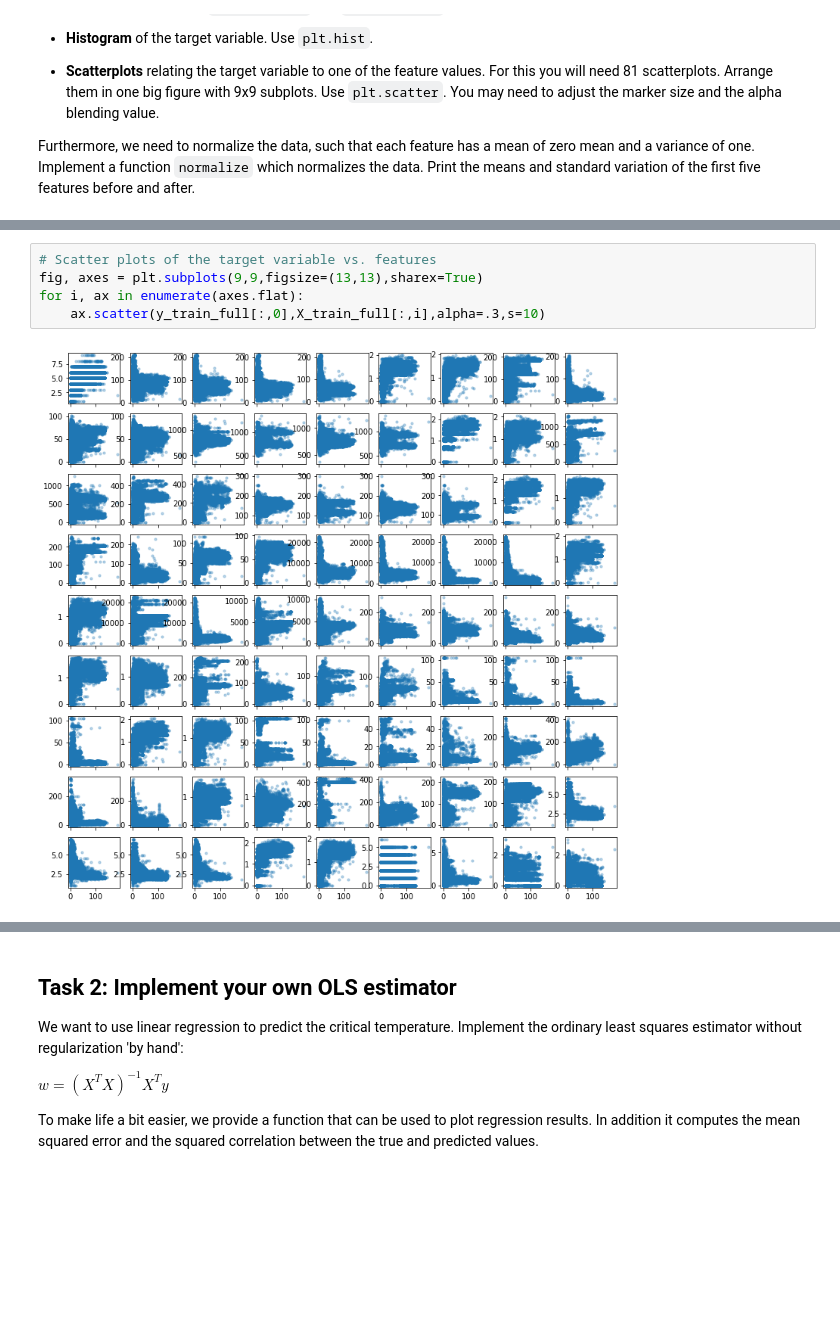
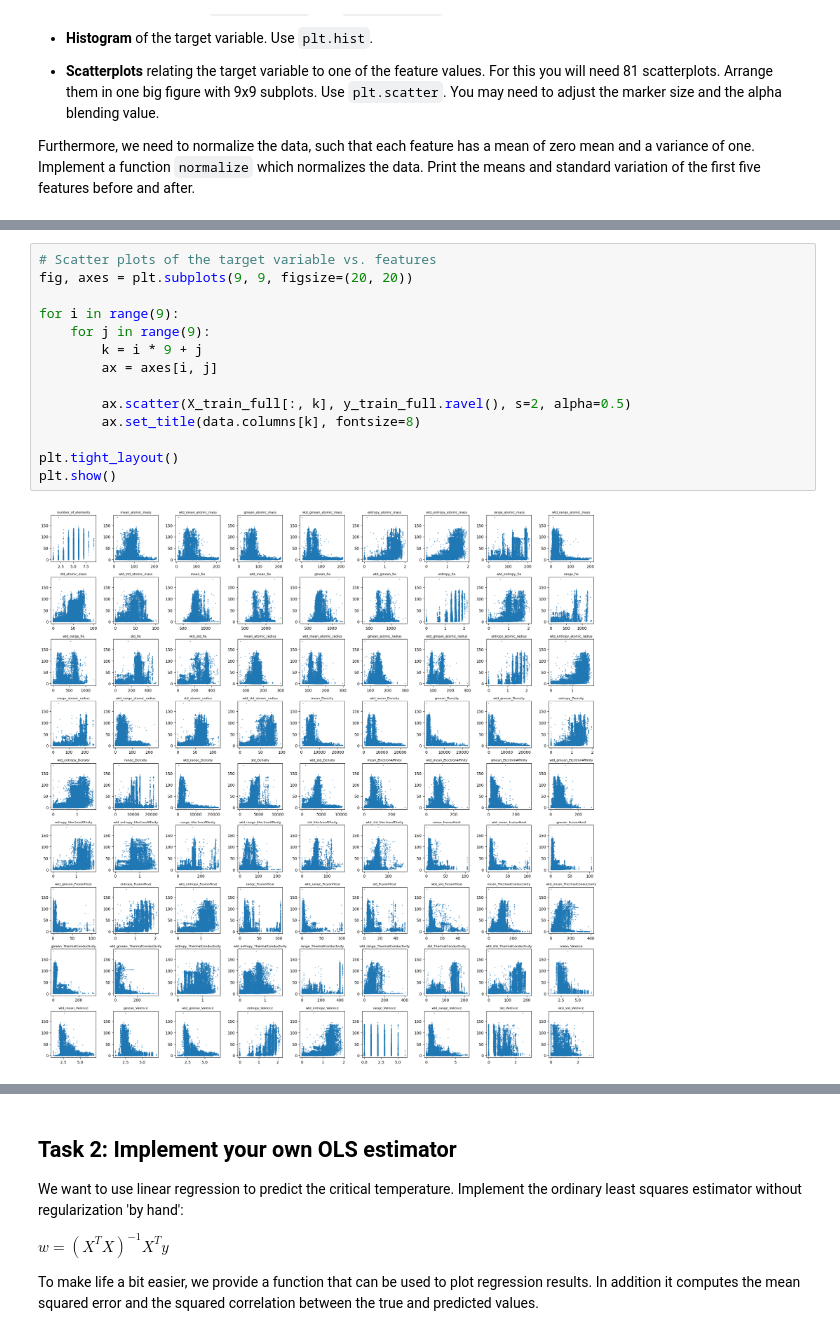
Before and after one commit to JanLuckhardt/machine-learning, a Jupyter notebook: 01_linear_regression.ipynb, the cells around one changed output, grey strips where cells are left out. Cells and saved outputs as stored; diff of their text form; blank space fills up the shorter version.

```diff
--- a/01_linear_regression.ipynb
+++ b/01_linear_regression.ipynb
@@ -116,7 +100,16 @@ plt.hist(y_train_full,bins=50)
 # %%
 # Scatter plots of the target variable vs. features
-fig, axes = plt.subplots(9,9,figsize=(13,13),sharex=True)
-for i, ax in enumerate(axes.flat):
-    ax.scatter(y_train_full[:,0],X_train_full[:,i],alpha=.3,s=10)
+fig, axes = plt.subplots(9, 9, figsize=(20, 20))
+
+for i in range(9):
+    for j in range(9):
+        k = i * 9 + j
+        ax = axes[i, j]
+
+        ax.scatter(X_train_full[:, k], y_train_full.ravel(), s=2, alpha=0.5)
+        ax.set_title(data.columns[k], fontsize=8)
+
+plt.tight_layout()
+plt.show()
 # %% [output]
-[figure, old version]
+[figure, new version]
```
Also changed, not shown: parts of 58 cells of this notebook.
